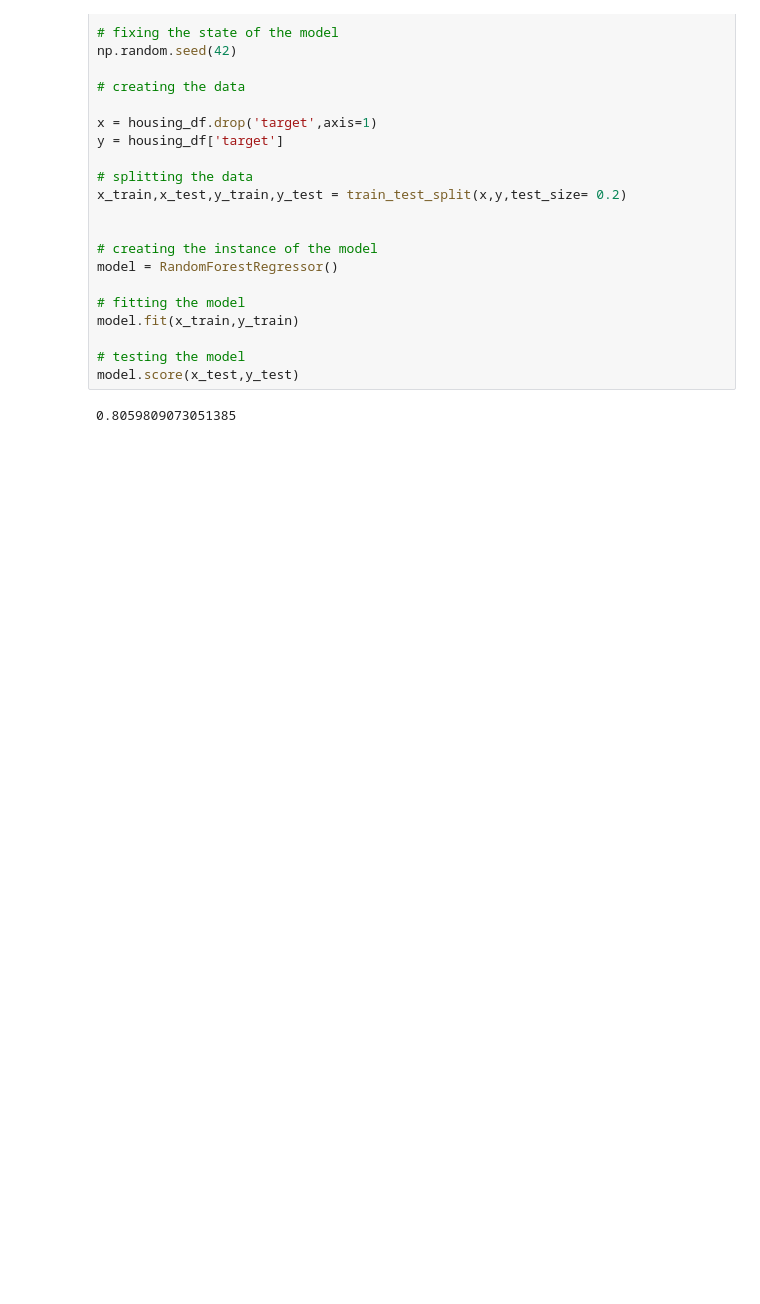
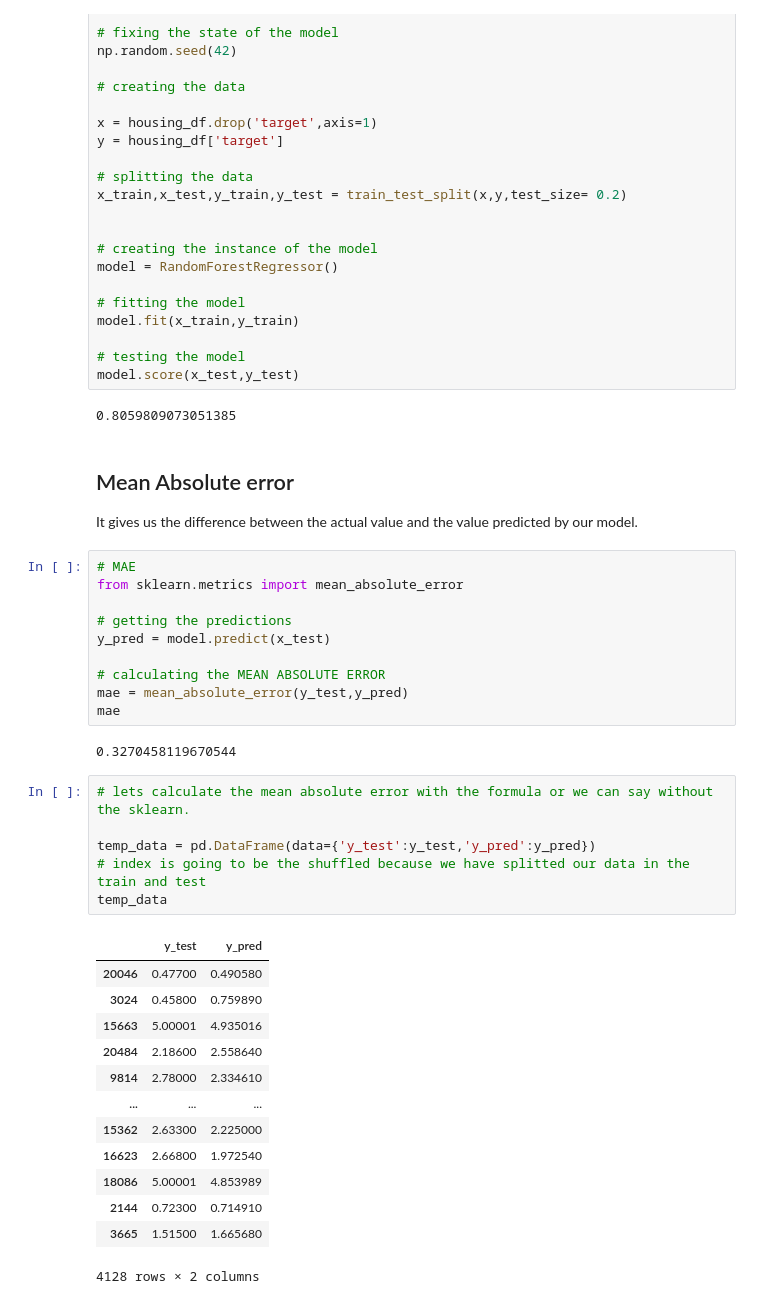
Before and after one commit to Abhi-pacific/Machine-learning-course, a Jupyter notebook: convert data to numbers and fix missing values.ipynb, the cells around one changed output. Drawn from its saved outputs; the diff is of its cells as text; blank space fills up the shorter version.

```diff
--- a/convert data to numbers and fix missing values.ipynb
+++ b/convert data to numbers and fix missing values.ipynb
@@ -949,3 +949,39 @@ model.fit(x_train,y_train)
 model.score(x_test,y_test)
 # %% [output]
 0.8059809073051385
+# %% [markdown]
+## Mean Absolute error
+
+It gives us the difference between the actual value and the value predicted by our model.
+# %%
+# MAE
+from sklearn.metrics import mean_absolute_error
+
+# getting the predictions
+y_pred = model.predict(x_test)
+
+# calculating the MEAN ABSOLUTE ERROR
+mae = mean_absolute_error(y_test,y_pred)
+mae
+# %% [output]
+0.3270458119670544
+# %%
+# lets calculate the mean absolute error with the formula or we can say without the sklearn.
+
+temp_data = pd.DataFrame(data={'y_test':y_test,'y_pred':y_pred})
+# index is going to be the shuffled because we have splitted our data in the train and test
+temp_data
+# %% [output]
+|  | y_test | y_pred |
+| 20046 | 0.47700 | 0.490580 |
+| 3024 | 0.45800 | 0.759890 |
+| 15663 | 5.00001 | 4.935016 |
+| 20484 | 2.18600 | 2.558640 |
+| 9814 | 2.78000 | 2.334610 |
+| ... | ... | ... |
+| 15362 | 2.63300 | 2.225000 |
+| 16623 | 2.66800 | 1.972540 |
+| 18086 | 5.00001 | 4.853989 |
+| 2144 | 0.72300 | 0.714910 |
+| 3665 | 1.51500 | 1.665680 |
+4128 rows × 2 columns
```
Also changed, not shown: parts of 3 cells of this notebook.
